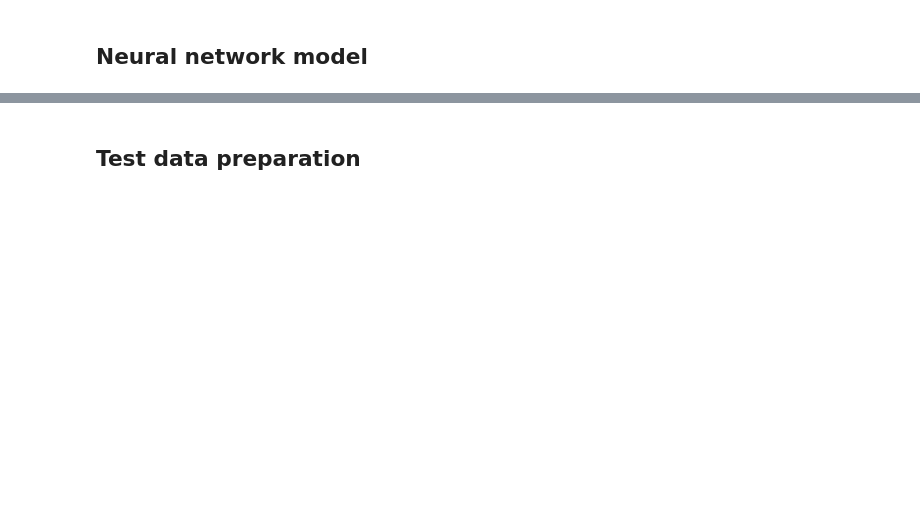
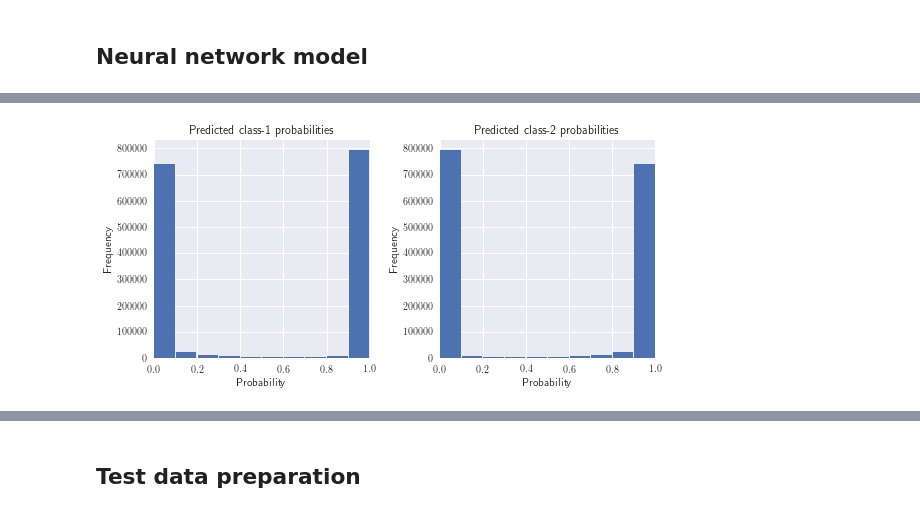
Before and after one commit to msahamed/predict_tectonic_deformation_machine_learning, a Jupyter notebook: build_model_neural_network.ipynb, the cells around one changed output, grey strips where cells are left out. Drawn from its saved outputs; the diff is of its cells as text; code cells hidden in the pictures; blank space fills up the shorter version.

```diff
--- a/build_model_neural_network.ipynb
+++ b/build_model_neural_network.ipynb
@@ -210,0 +243,5 @@ Epoch 10/10
+# %%
+ytrain = df_total['plastic strain']
+xtrain, mms = scale_feature(df_total[feature_cols])
+
+input_shape = np.shape(xtrain)[1]
@@ -210,0 +252,9 @@ Epoch 10/10
+# %%
+val = 350
+file_name = "new_data/totoal."+ str(val) +".csv"
+df_test = pd.read_csv(file_name)
+df_test = df_test.drop_duplicates()
+df_test['plastic strain'] = np.where(df_test['plastic strain'] > threshold, 1,0)
+xtest = df_test[feature_cols]
+ytest = df_test['plastic strain']
+xtest = mms.fit_transform(xtest)
@@ -210,0 +272,16 @@ Epoch 10/10
+# %%
+# histogram of predicted probabilities
+plt.figure(figsize=(12, 4))
+nclasses = 2
+for i in range(nclasses):
+
+    plt.subplot(1, 3, i+1)
+    plt.hist(train_proba[:, i], bins=10, histtype='bar', rwidth=0.95)
+    plt.xlim(0,1)
+    plt.title('Predicted class-{} probabilities'.format(i+1))
+    plt.xlabel('Probability')
+    plt.ylabel('Frequency')
+plt.tight_layout()
+plt.show()
+# %% [output]
+[figure, added]
```
Also changed, not shown: parts of 21 cells of this notebook, 2 other files.
